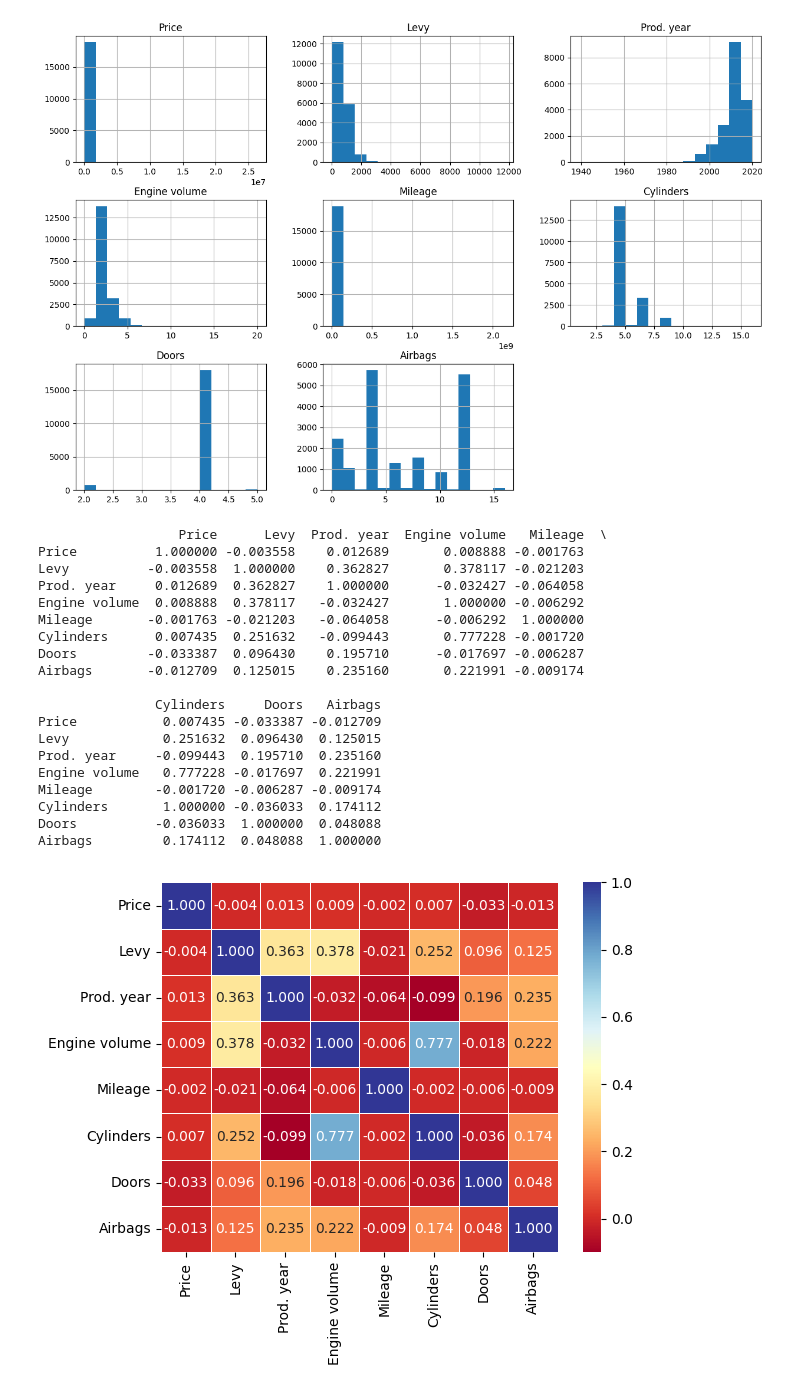
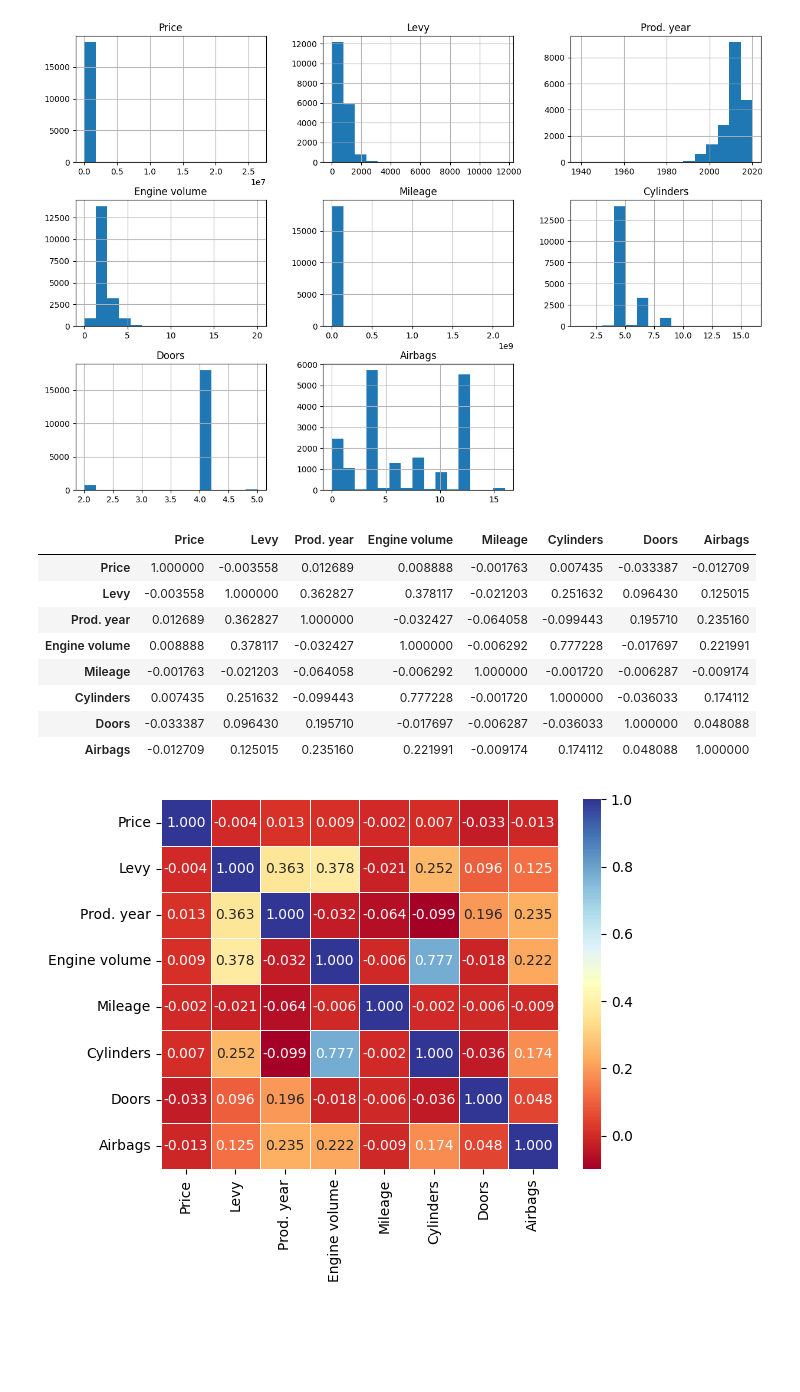
Before and after one commit to KWKWR/exercice, a Jupyter notebook: car-price-prediction.ipynb, the cells around one changed output. Drawn from its saved outputs; the diff is of its cells as text; code cells hidden in the pictures; blank space fills up the shorter version.

Commit message:
Kaggle Notebook | Car Price Prediction | Version 16

```diff
--- a/car-price-prediction.ipynb
+++ b/car-price-prediction.ipynb
@@ -594,32 +541,22 @@ plt.show()
 # %%
 # Select only numeric columns
 numeric_data = data.select_dtypes(include=['number'])
 
 # Compute correlation
 correlation_matrix = numeric_data.corr()
 
 # Display result
-print(correlation_matrix)
+correlation_matrix
 # %% [output]
-                  Price      Levy  Prod. year  Engine volume   Mileage  \
-Price          1.000000 -0.003558    0.012689       0.008888 -0.001763
-Levy          -0.003558  1.000000    0.362827       0.378117 -0.021203
-Prod. year     0.012689  0.362827    1.000000      -0.032427 -0.064058
-Engine volume  0.008888  0.378117   -0.032427       1.000000 -0.006292
-Mileage       -0.001763 -0.021203   -0.064058      -0.006292  1.000000
-Cylinders      0.007435  0.251632   -0.099443       0.777228 -0.001720
-Doors         -0.033387  0.096430    0.195710      -0.017697 -0.006287
-Airbags       -0.012709  0.125015    0.235160       0.221991 -0.009174
-
-               Cylinders     Doors   Airbags
-Price           0.007435 -0.033387 -0.012709
-Levy            0.251632  0.096430  0.125015
-Prod. year     -0.099443  0.195710  0.235160
-Engine volume   0.777228 -0.017697  0.221991
-Mileage        -0.001720 -0.006287 -0.009174
-Cylinders       1.000000 -0.036033  0.174112
-Doors          -0.036033  1.000000  0.048088
-Airbags         0.174112  0.048088  1.000000
+|  | Price | Levy | Prod. year | Engine volume | Mileage | Cylinders | Doors | Airbags |
+| Price | 1.000000 | -0.003558 | 0.012689 | 0.008888 | -0.001763 | 0.007435 | -0.033387 | -0.012709 |
+| Levy | -0.003558 | 1.000000 | 0.362827 | 0.378117 | -0.021203 | 0.251632 | 0.096430 | 0.125015 |
+| Prod. year | 0.012689 | 0.362827 | 1.000000 | -0.032427 | -0.064058 | -0.099443 | 0.195710 | 0.235160 |
+| Engine volume | 0.008888 | 0.378117 | -0.032427 | 1.000000 | -0.006292 | 0.777228 | -0.017697 | 0.221991 |
+| Mileage | -0.001763 | -0.021203 | -0.064058 | -0.006292 | 1.000000 | -0.001720 | -0.006287 | -0.009174 |
+| Cylinders | 0.007435 | 0.251632 | -0.099443 | 0.777228 | -0.001720 | 1.000000 | -0.036033 | 0.174112 |
+| Doors | -0.033387 | 0.096430 | 0.195710 | -0.017697 | -0.006287 | -0.036033 | 1.000000 | 0.048088 |
+| Airbags | -0.012709 | 0.125015 | 0.235160 | 0.221991 | -0.009174 | 0.174112 | 0.048088 | 1.000000 |
 # %%
 sns.heatmap(correlation_matrix , annot =True ,linewidths= 0.5, cmap= 'RdYlBu', fmt= '.3f' )
 plt.show()
```
Also changed, not shown: parts of 8 cells of this notebook.
